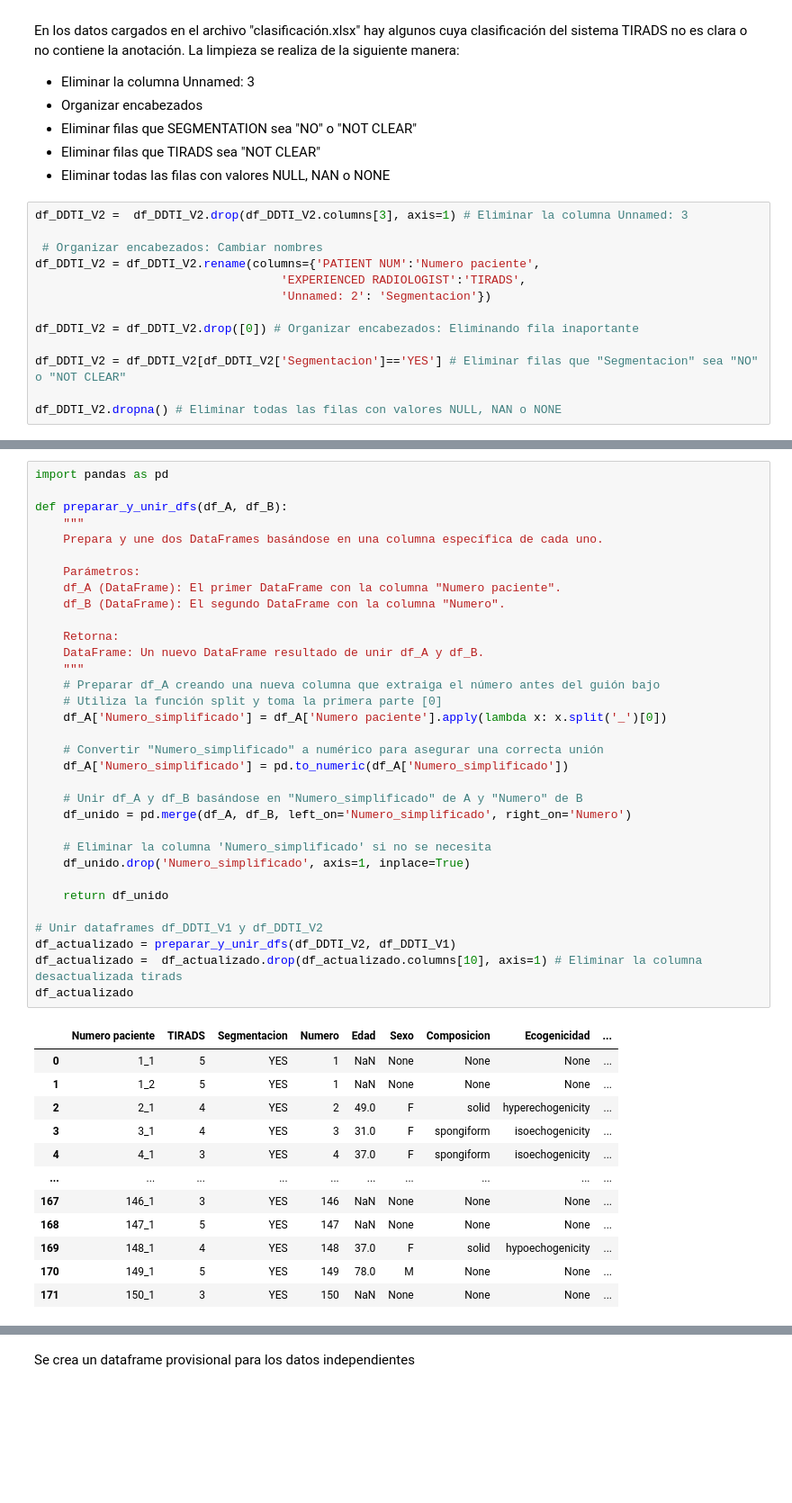
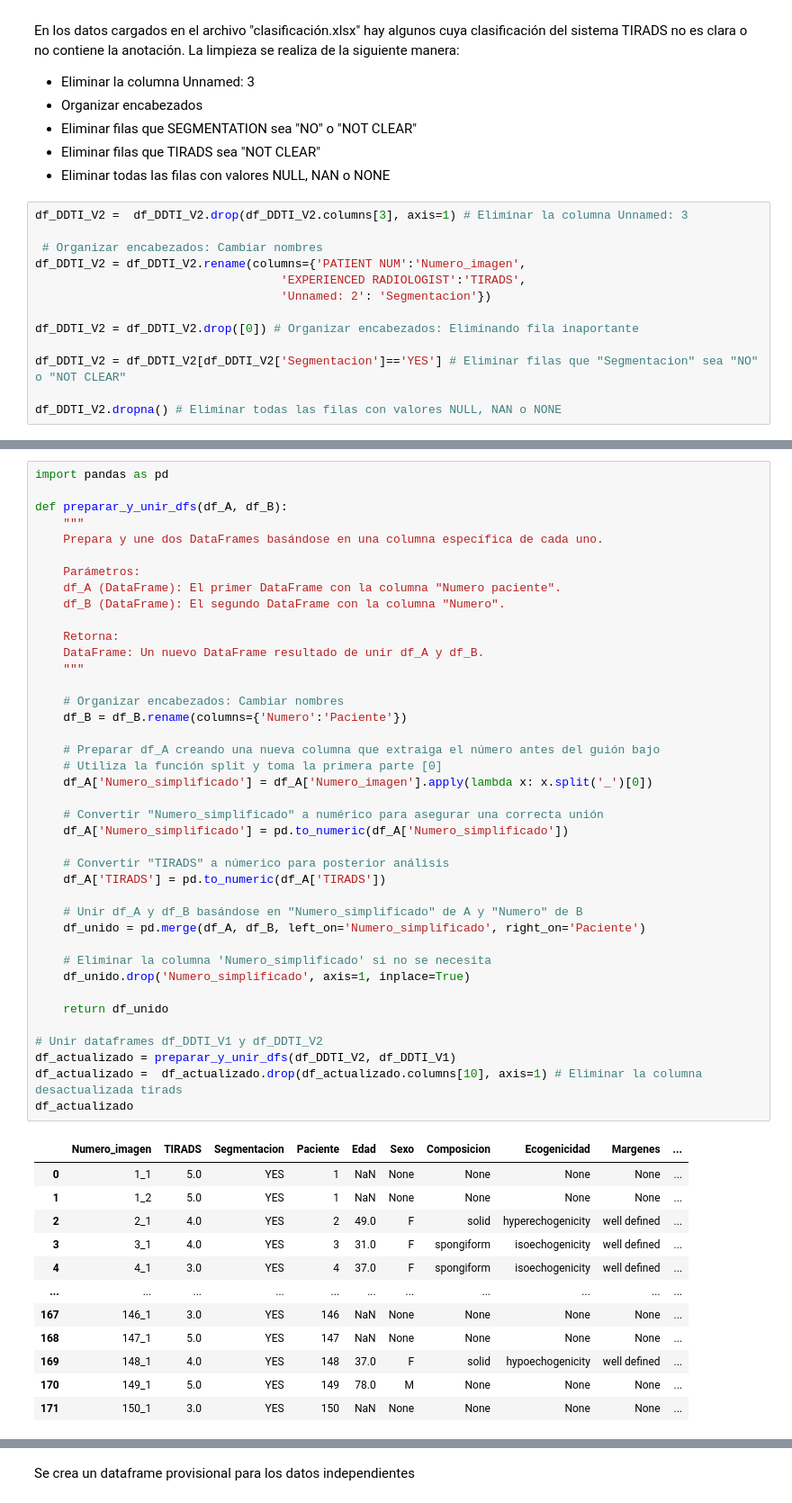
Before and after one commit to Dezarti/nodulos_tiroideos, a Jupyter notebook: 1_exploracion_datos.ipynb, the cells around one changed output, grey strips where cells are left out. Shown at 90% size. Drawn from its saved outputs; the diff is of its cells as text; blank space fills up the shorter version.

```diff
--- a/1_exploracion_datos.ipynb
+++ b/1_exploracion_datos.ipynb
@@ -479,7 +487,7 @@ La limpieza se realiza de la siguiente manera:
 df_DDTI_V2 =  df_DDTI_V2.drop(df_DDTI_V2.columns[3], axis=1) # Eliminar la columna Unnamed: 3
 
  # Organizar encabezados: Cambiar nombres
-df_DDTI_V2 = df_DDTI_V2.rename(columns={'PATIENT NUM':'Numero paciente',
+df_DDTI_V2 = df_DDTI_V2.rename(columns={'PATIENT NUM':'Numero_imagen',
                                    'EXPERIENCED RADIOLOGIST':'TIRADS',
                                    'Unnamed: 2': 'Segmentacion'})
 
@@ -509,45 +519,52 @@ import pandas as pd
 
 def preparar_y_unir_dfs(df_A, df_B):
     """
     Prepara y une dos DataFrames basándose en una columna específica de cada uno.
 
     Parámetros:
     df_A (DataFrame): El primer DataFrame con la columna "Numero paciente".
     df_B (DataFrame): El segundo DataFrame con la columna "Numero".
 
     Retorna:
     DataFrame: Un nuevo DataFrame resultado de unir df_A y df_B.
     """
+
+    # Organizar encabezados: Cambiar nombres
+    df_B = df_B.rename(columns={'Numero':'Paciente'})
+
     # Preparar df_A creando una nueva columna que extraiga el número antes del guión bajo
     # Utiliza la función split y toma la primera parte [0]
-    df_A['Numero_simplificado'] = df_A['Numero paciente'].apply(lambda x: x.split('_')[0])
+    df_A['Numero_simplificado'] = df_A['Numero_imagen'].apply(lambda x: x.split('_')[0])
 
     # Convertir "Numero_simplificado" a numérico para asegurar una correcta unión
     df_A['Numero_simplificado'] = pd.to_numeric(df_A['Numero_simplificado'])
 
+    # Convertir "TIRADS" a númerico para posterior análisis
+    df_A['TIRADS'] = pd.to_numeric(df_A['TIRADS'])
+
     # Unir df_A y df_B basándose en "Numero_simplificado" de A y "Numero" de B
-    df_unido = pd.merge(df_A, df_B, left_on='Numero_simplificado', right_on='Numero')
+    df_unido = pd.merge(df_A, df_B, left_on='Numero_simplificado', right_on='Paciente')
 
     # Eliminar la columna 'Numero_simplificado' si no se necesita
     df_unido.drop('Numero_simplificado', axis=1, inplace=True)
 
     return df_unido
 
 # Unir dataframes df_DDTI_V1 y df_DDTI_V2
 df_actualizado = preparar_y_unir_dfs(df_DDTI_V2, df_DDTI_V1)
 df_actualizado =  df_actualizado.drop(df_actualizado.columns[10], axis=1) # Eliminar la columna desactualizada tirads
 df_actualizado
 # %% [output]
-|  | Numero paciente | TIRADS | Segmentacion | Numero | Edad | Sexo | Composicion | Ecogenicidad | ... |
-| 0 | 1_1 | 5 | YES | 1 | NaN | None | None | None | ... |
-| 1 | 1_2 | 5 | YES | 1 | NaN | None | None | None | ... |
-| 2 | 2_1 | 4 | YES | 2 | 49.0 | F | solid | hyperechogenicity | ... |
-| 3 | 3_1 | 4 | YES | 3 | 31.0 | F | spongiform | isoechogenicity | ... |
-| 4 | 4_1 | 3 | YES | 4 | 37.0 | F | spongiform | isoechogenicity | ... |
-| ... | ... | ... | ... | ... | ... | ... | ... | ... | ... |
-| 167 | 146_1 | 3 | YES | 146 | NaN | None | None | None | ... |
-| 168 | 147_1 | 5 | YES | 147 | NaN | None | None | None | ... |
-| 169 | 148_1 | 4 | YES | 148 | 37.0 | F | solid | hypoechogenicity | ... |
-| 170 | 149_1 | 5 | YES | 149 | 78.0 | M | None | None | ... |
-| 171 | 150_1 | 3 | YES | 150 | NaN | None | None | None | ... |
+|  | Numero_imagen | TIRADS | Segmentacion | Paciente | Edad | Sexo | Composicion | Ecogenicidad | Margenes | ... |
+| 0 | 1_1 | 5.0 | YES | 1 | NaN | None | None | None | None | ... |
+| 1 | 1_2 | 5.0 | YES | 1 | NaN | None | None | None | None | ... |
+| 2 | 2_1 | 4.0 | YES | 2 | 49.0 | F | solid | hyperechogenicity | well defined | ... |
+| 3 | 3_1 | 4.0 | YES | 3 | 31.0 | F | spongiform | isoechogenicity | well defined | ... |
+| 4 | 4_1 | 3.0 | YES | 4 | 37.0 | F | spongiform | isoechogenicity | well defined | ... |
+| ... | ... | ... | ... | ... | ... | ... | ... | ... | ... | ... |
+| 167 | 146_1 | 3.0 | YES | 146 | NaN | None | None | None | None | ... |
+| 168 | 147_1 | 5.0 | YES | 147 | NaN | None | None | None | None | ... |
+| 169 | 148_1 | 4.0 | YES | 148 | 37.0 | F | solid | hypoechogenicity | well defined | ... |
+| 170 | 149_1 | 5.0 | YES | 149 | 78.0 | M | None | None | None | ... |
+| 171 | 150_1 | 3.0 | YES | 150 | NaN | None | None | None | None | ... |
 172 rows × 10 columns
```
Also changed, not shown: parts of 24 cells of this notebook, 2 other files.
